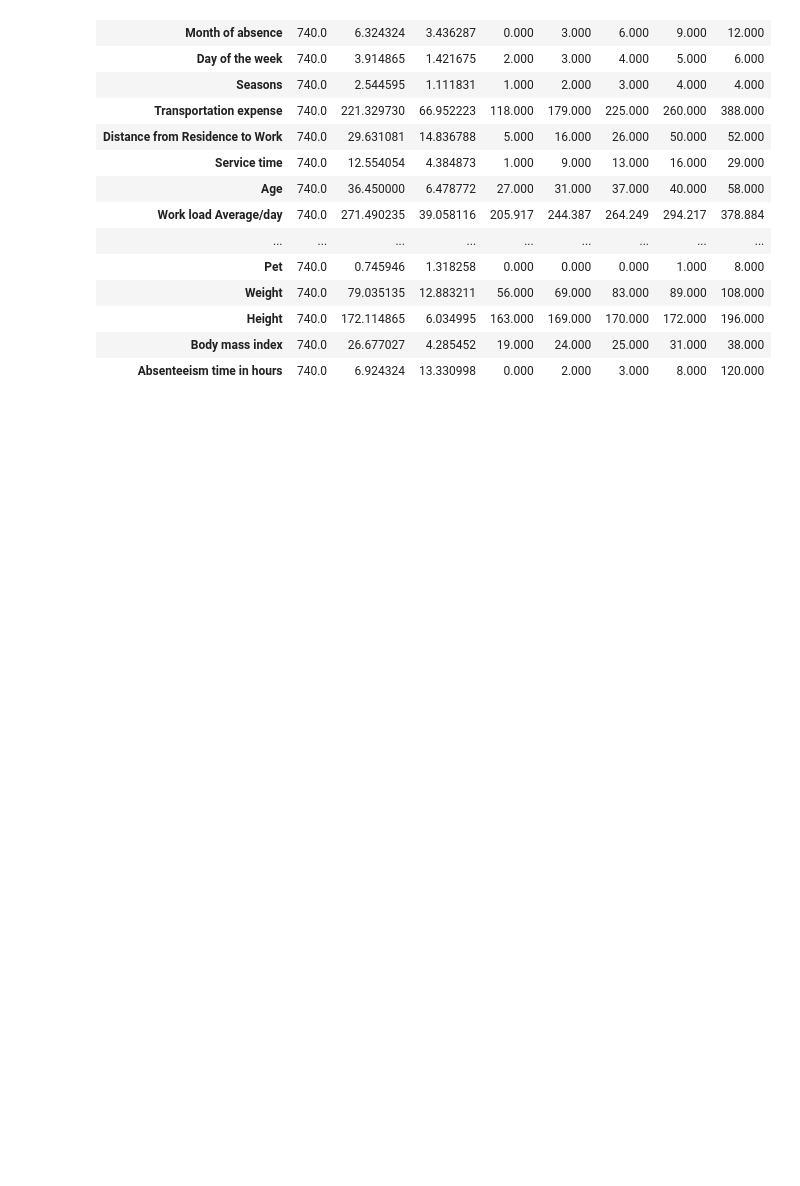
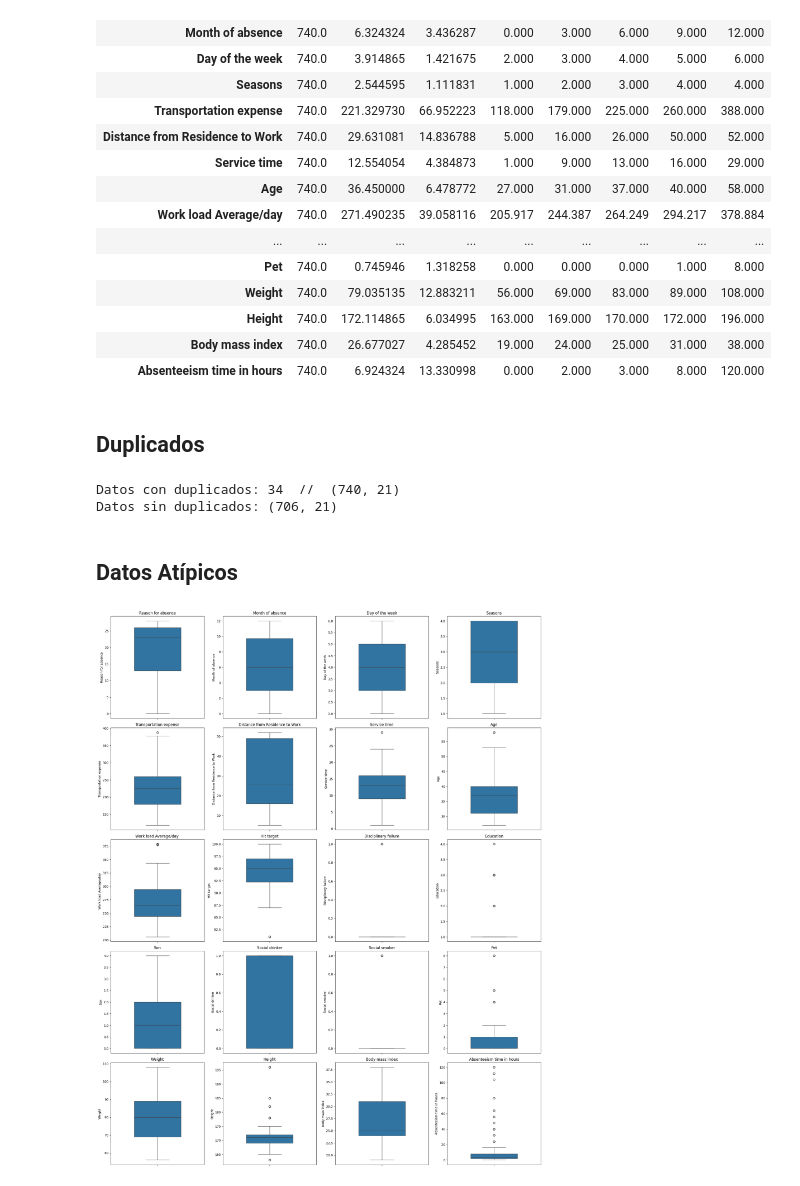
Before and after one commit to jfelipeo/Proyecto_Analitica_II_M3, a Jupyter notebook: Analisis_Exploratorio_Datos.ipynb, the cells around one changed output. Saved outputs shown, nothing was run; the diff lists cells and outputs as text; code cells hidden in the pictures; blank space fills up the shorter version.

```diff
--- a/Analisis_Exploratorio_Datos.ipynb
+++ b/Analisis_Exploratorio_Datos.ipynb
@@ -91,3 +93,37 @@ datos.describe().transpose()
 | Height | 740.0 | 172.114865 | 6.034995 | 163.000 | 169.000 | 170.000 | 172.000 | 196.000 |
 | Body mass index | 740.0 | 26.677027 | 4.285452 | 19.000 | 24.000 | 25.000 | 31.000 | 38.000 |
 | Absenteeism time in hours | 740.0 | 6.924324 | 13.330998 | 0.000 | 2.000 | 3.000 | 8.000 | 120.000 |
+# %% [markdown]
+## Duplicados
+# %%
+print("Datos con duplicados:",datos.duplicated().sum(), " // ",datos.shape)
+
+# Eliminar duplicados
+datos = datos.drop_duplicates()
+
+print ("Datos sin duplicados:",datos.shape)
+# %% [output]
+Datos con duplicados: 34  //  (740, 21)
+Datos sin duplicados: (706, 21)
+# %% [markdown]
+## Datos Atípicos
+# %%
+# Seleccionar las columnas numéricas excluyendo 'ID'
+columnas_numericas = datos.select_dtypes(include=['int64', 'float64']).drop(columns=['ID'])
+
+# Configurar el tamaño de la figura
+plt.figure(figsize=(20, 25))
+
+# Crear los diagramas de caja
+for i, columna in enumerate(columnas_numericas.columns, 1):
+    plt.subplot(5, 4, i)
+    sns.boxplot(data=datos[columna], orient='vertical', width=0.5)
+    plt.title(columna)
+
+# Ajustar el espacio entre gráficos
+plt.tight_layout()
+
+# Mostrar el gráfico
+plt.show()
+# %% [output]
+[figure, added]
```
Also changed, not shown: parts of 3 cells of this notebook.
